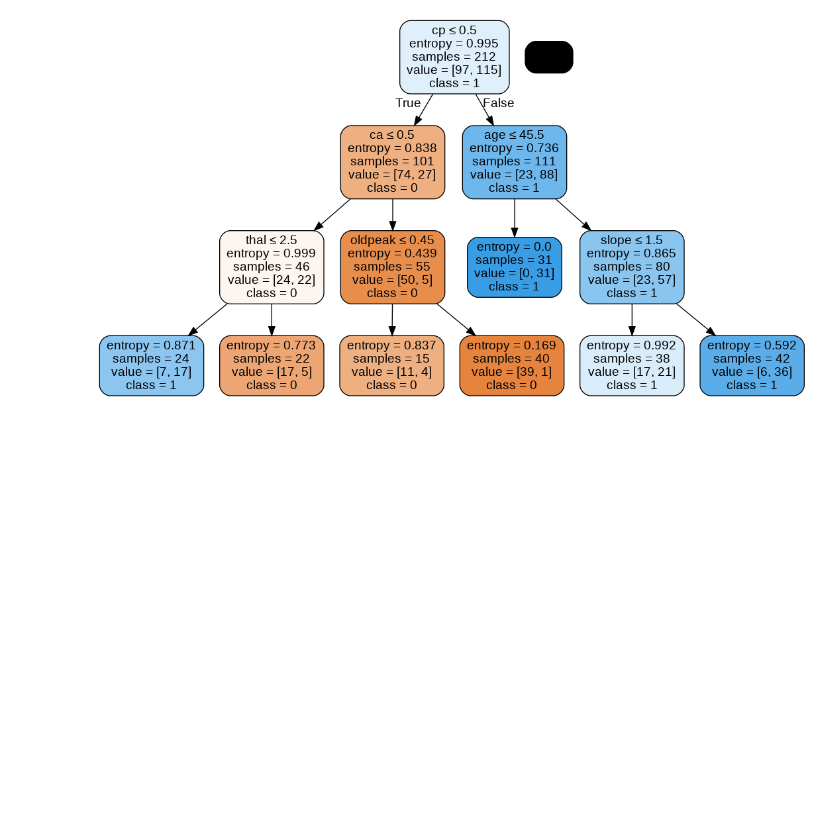
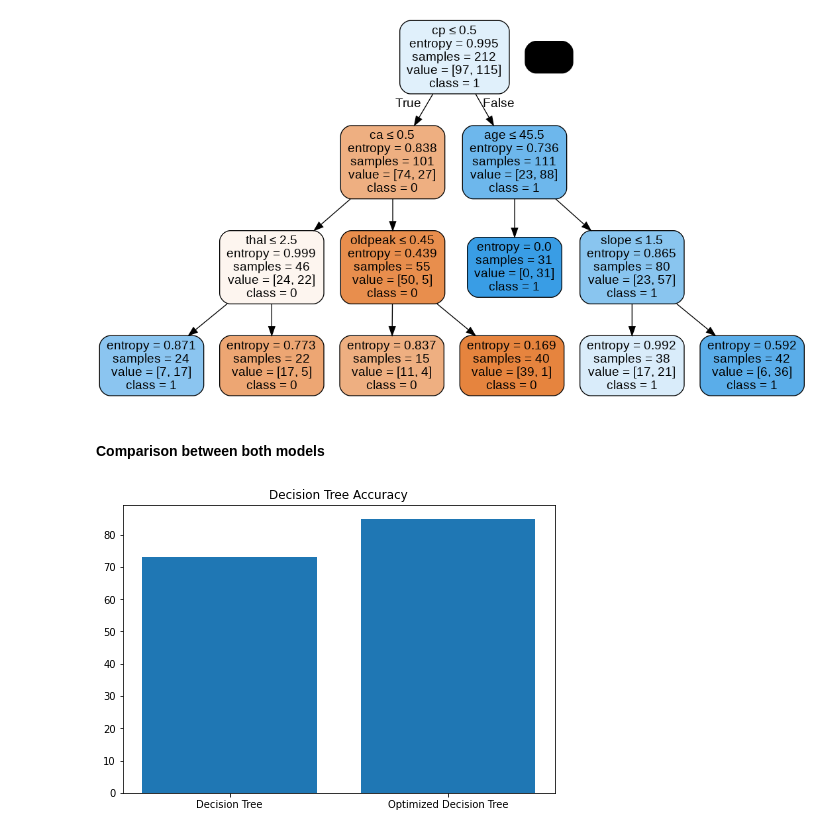
Before and after one commit to rebeccatannous/heart-disease-prediction-with-machine-learning, a Jupyter notebook: heart_disease_prediction.ipynb, the cells around one changed output. Drawn from its saved outputs; the diff is of its cells as text; code cells hidden in the pictures; blank space fills up the shorter version.

Commit message:
added model comparison

```diff
--- a/heart_disease_prediction.ipynb
+++ b/heart_disease_prediction.ipynb
@@ -367,3 +367,15 @@ graph.write_png('pruned_dt.png')
 Image(graph.create_png())
 # %% [output]
 [figure]
+# %% [markdown]
+#### Comparison between both models
+# %%
+xdata=['Decision Tree','Optimized Decision Tree']
+ydata=[dt_testing_acc,pruneddt_testing_acc]
+fig = plt.figure()
+ax = fig.add_axes([0,0,1,1])
+ax.bar(xdata,ydata)
+ax.set_title("Decision Tree Accuracy")
+plt.show()
+# %% [output]
+[figure, added]
```
Also changed, not shown: parts of 7 cells of this notebook.
